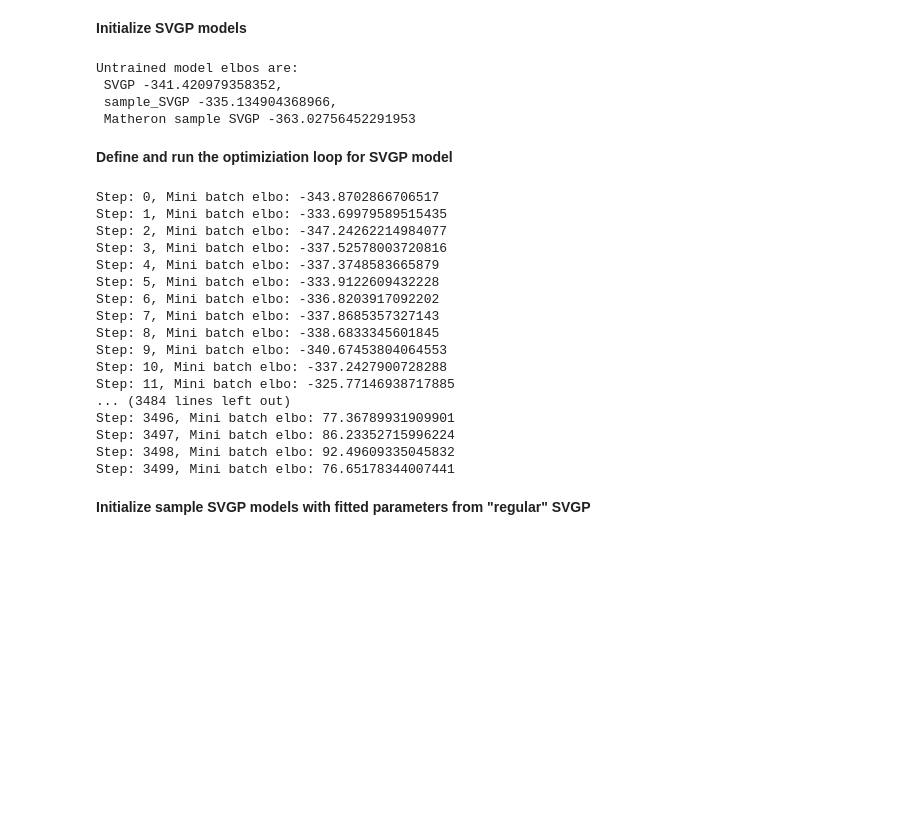
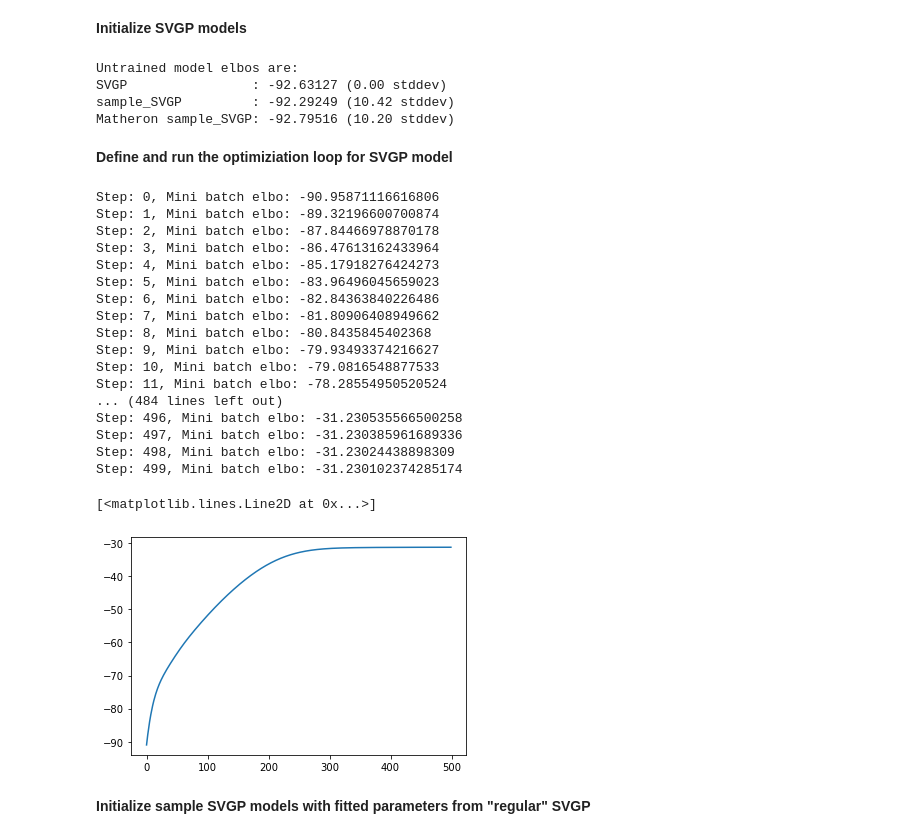
Before and after one commit to markvdw/invgp, a Jupyter notebook: notebooks/sample_SVGP_demo_1d_regression.ipynb, the cells around one changed output. Cells and saved outputs as stored; diff of their text form; code cells hidden in the pictures; blank space fills up the shorter version.

```diff
--- a/notebooks/sample_SVGP_demo_1d_regression.ipynb
+++ b/notebooks/sample_SVGP_demo_1d_regression.ipynb
@@ -44,8 +26,0 @@ matheron_sample_SVGP_model = sample_SVGP.sample_SVGP(kernel, likelihood,
-# %%
-print('Untrained model elbos are: \n SVGP %s,  \n sample_SVGP %s,  \n Matheron sample SVGP %s'
-      %(SVGP_model.elbo((X, Y)).numpy(), sample_SVGP_model.elbo((X, Y)).numpy(), matheron_sample_SVGP_model.elbo((X, Y)).numpy()))
-# %% [output]
-Untrained model elbos are:
- SVGP -341.420979358352,
- sample_SVGP -335.134904368966,
- Matheron sample SVGP -363.02756452291953
@@ -52,32 +38,51 @@ Untrained model elbos are:
+# %%
+print('Untrained model elbos are:')
+for n, m in [("SVGP", SVGP_model), ("sample_SVGP", sample_SVGP_model), ("Matheron sample_SVGP", matheron_sample_SVGP_model)]:
+    elbos = [m.elbo((X, Y)).numpy() for _ in range(300)]
+    print(f"{n: <20}: {np.mean(elbos):.5f} ({np.std(elbos):.2f} stddev)")
+# %% [output]
+Untrained model elbos are:
+SVGP                : -92.63127 (0.00 stddev)
+sample_SVGP         : -92.29249 (10.42 stddev)
+Matheron sample_SVGP: -92.79516 (10.20 stddev)
 # %% [markdown]
 __Define and run the optimiziation loop for SVGP model__
 # %%
 training_loss = SVGP_model.training_loss_closure(train_iter, compile=True)
-optimizer = tf.keras.optimizers.Adam()
+optimizer = tf.keras.optimizers.Adam(0.01)
+set_trainable(SVGP_model.inducing_variable, False)
 @tf.function
 def optimization_step():
     optimizer.minimize(training_loss, SVGP_model.trainable_variables)
-for step in range(3500):
+elbo_hist = []
+for step in range(500):
     optimization_step()
-    minibatch_elbo = -training_loss().numpy()
-    print('Step: %s, Mini batch elbo: %s' % (step, minibatch_elbo))
+    if step % 1 == 0:
+        minibatch_elbo = -training_loss().numpy()
+        print('Step: %s, Mini batch elbo: %s' % (step, minibatch_elbo))
+        elbo_hist.append(minibatch_elbo)
 # %% [output]
-Step: 0, Mini batch elbo: -343.8702866706517
-Step: 1, Mini batch elbo: -333.69979589515435
-Step: 2, Mini batch elbo: -347.24262214984077
-Step: 3, Mini batch elbo: -337.52578003720816
-Step: 4, Mini batch elbo: -337.3748583665879
-Step: 5, Mini batch elbo: -333.9122609432228
-Step: 6, Mini batch elbo: -336.8203917092202
-Step: 7, Mini batch elbo: -337.8685357327143
-Step: 8, Mini batch elbo: -338.6833345601845
-Step: 9, Mini batch elbo: -340.67453804064553
-Step: 10, Mini batch elbo: -337.2427900728288
-Step: 11, Mini batch elbo: -325.77146938717885
-... (3484 lines left out)
-Step: 3496, Mini batch elbo: 77.36789931909901
-Step: 3497, Mini batch elbo: 86.23352715996224
-Step: 3498, Mini batch elbo: 92.49609335045832
-Step: 3499, Mini batch elbo: 76.65178344007441
+Step: 0, Mini batch elbo: -90.95871116616806
+Step: 1, Mini batch elbo: -89.32196600700874
+Step: 2, Mini batch elbo: -87.84466978870178
+Step: 3, Mini batch elbo: -86.47613162433964
+Step: 4, Mini batch elbo: -85.17918276424273
+Step: 5, Mini batch elbo: -83.96496045659023
+Step: 6, Mini batch elbo: -82.84363840226486
+Step: 7, Mini batch elbo: -81.80906408949662
+Step: 8, Mini batch elbo: -80.8435845402368
+Step: 9, Mini batch elbo: -79.93493374216627
+Step: 10, Mini batch elbo: -79.0816548877533
+Step: 11, Mini batch elbo: -78.28554950520524
+... (484 lines left out)
+Step: 496, Mini batch elbo: -31.230535566500258
+Step: 497, Mini batch elbo: -31.230385961689336
+Step: 498, Mini batch elbo: -31.23024438898309
+Step: 499, Mini batch elbo: -31.230102374285174
+# %%
+plt.plot(elbo_hist)
+# %% [output]
+[<matplotlib.lines.Line2D at 0x...>]
+[figure, added]
 # %% [markdown]
 __Initialize sample SVGP models with fitted parameters from "regular" SVGP__
```
Also changed, not shown: parts of 10 cells of this notebook, 9 other files.
